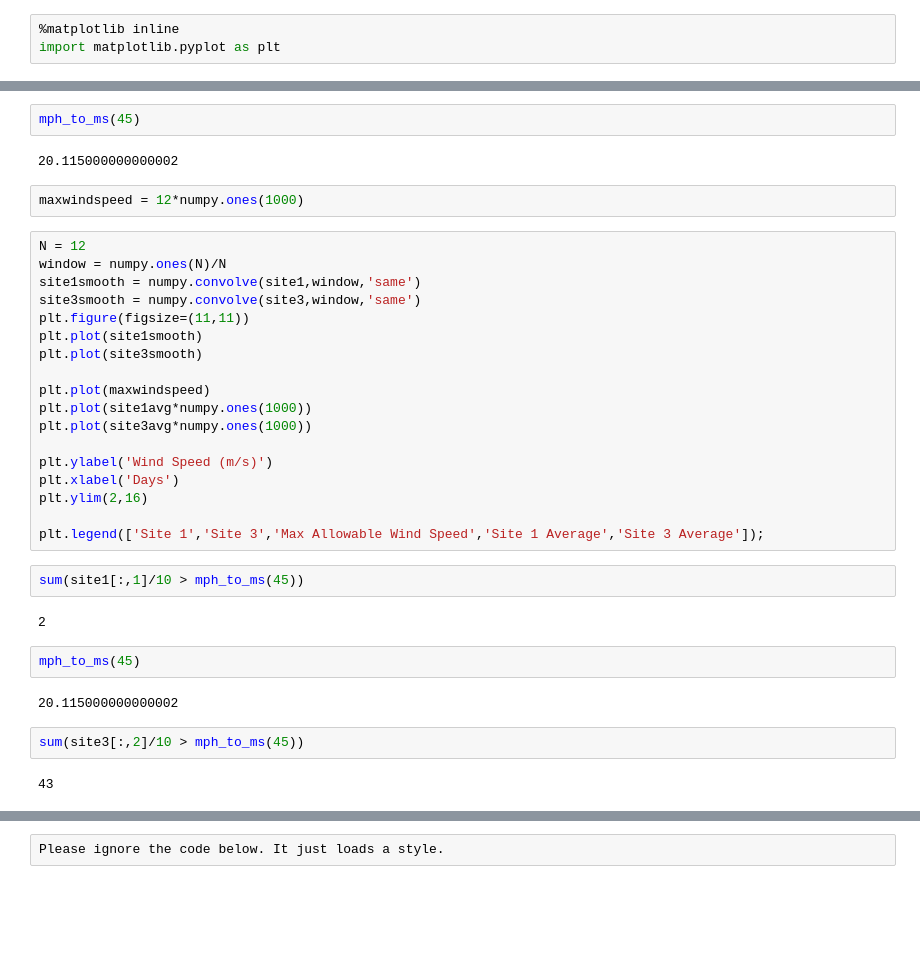
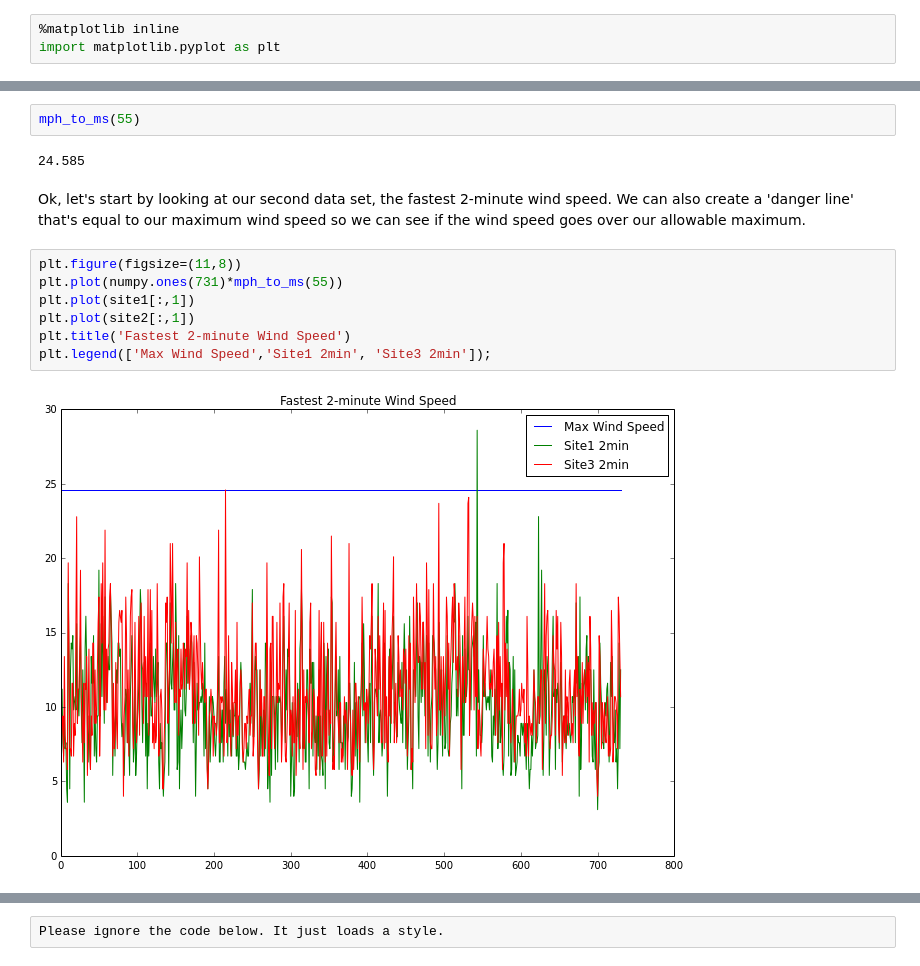
Before and after one commit to barbagroup/JITcode-MechE, a Jupyter notebook: lessons/02_Lesson02_Units_and_Decisions.ipynb, the cells around one changed output, grey strips where cells are left out. Saved outputs shown, nothing was run; the diff lists cells and outputs as text; blank space fills up the shorter version.

```diff
--- a/lessons/02_Lesson02_Units_and_Decisions.ipynb
+++ b/lessons/02_Lesson02_Units_and_Decisions.ipynb
@@ -267,36 +314,15 @@ plt.legend(["Site 1","Site 2","Site 3"]);
 # %%
-mph_to_ms(45)
+mph_to_ms(55)
 # %% [output]
-20.115000000000002
+24.585
-# %%
-maxwindspeed = 12*numpy.ones(1000)
-# %%
-N = 12
-window = numpy.ones(N)/N
-site1smooth = numpy.convolve(site1,window,'same')
-site3smooth = numpy.convolve(site3,window,'same')
-plt.figure(figsize=(11,11))
-plt.plot(site1smooth)
-plt.plot(site3smooth)
-
-plt.plot(maxwindspeed)
-plt.plot(site1avg*numpy.ones(1000))
-plt.plot(site3avg*numpy.ones(1000))
-
-plt.ylabel('Wind Speed (m/s)')
-plt.xlabel('Days')
-plt.ylim(2,16)
-
-plt.legend(['Site 1','Site 3','Max Allowable Wind Speed','Site 1 Average','Site 3 Average']);
-# %%
-sum(site1[:,1]/10 > mph_to_ms(45))
-# %% [output]
-2
-# %%
-mph_to_ms(45)
-# %% [output]
-20.115000000000002
-# %%
-sum(site3[:,2]/10 > mph_to_ms(45))
-# %% [output]
-43
+# %% [markdown]
+Ok, let's start by looking at our second data set, the fastest 2-minute wind speed.  We can also create a 'danger line' that's equal to our maximum wind speed so we can see if the wind speed goes over our allowable maximum.
+# %%
+plt.figure(figsize=(11,8))
+plt.plot(numpy.ones(731)*mph_to_ms(55))
+plt.plot(site1[:,1])
+plt.plot(site2[:,1])
+plt.title('Fastest 2-minute Wind Speed')
+plt.legend(['Max Wind Speed','Site1 2min', 'Site3 2min']);
+# %% [output]
+[figure, added]
```
Also changed, not shown: parts of 41 cells of this notebook.
